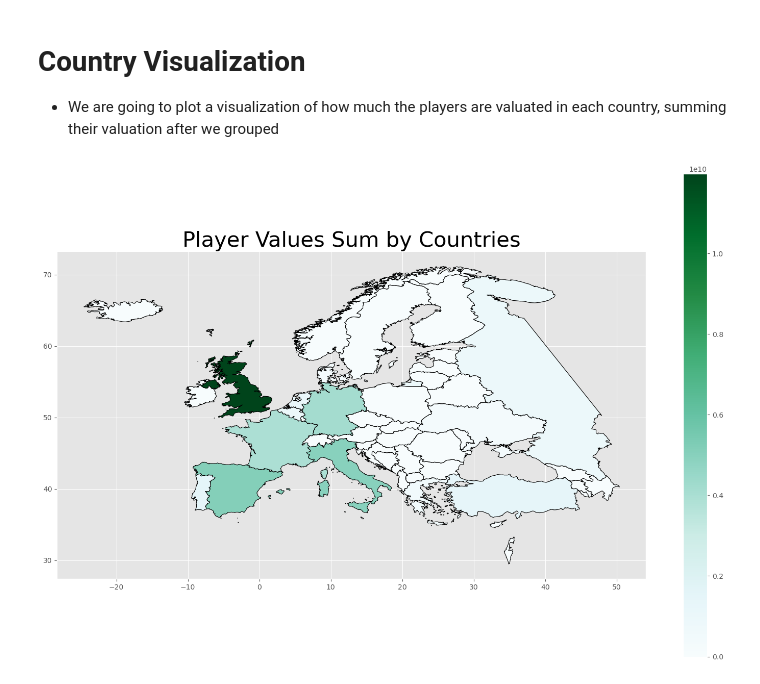
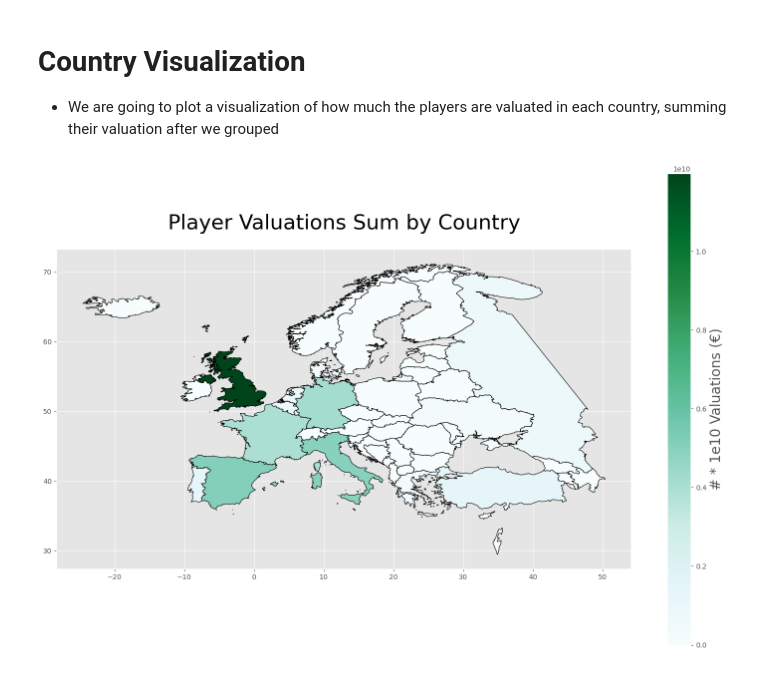
Before and after one commit to Marco-Skiavone/ium_dataset_processor, a Jupyter notebook: Assignment_Queries/clubs_analysis.ipynb, the cells around one changed output. Saved outputs shown, nothing was run; the diff lists cells and outputs as text; code cells hidden in the pictures.

Commit message:
fixing the function of player_val + adjusting a plot

```diff
--- a/Assignment_Queries/clubs_analysis.ipynb
+++ b/Assignment_Queries/clubs_analysis.ipynb
@@ -123,7 +123,8 @@ plt.show()
 # Country Visualization
 - We are going to plot a visualization of how much the players are valuated in each country, summing their valuation after we grouped
 # %%
-pl_val = clear_player_valuations(get_player_valuations(path), get_competitions(path))
+pl_val = clear_player_valuations(get_player_valuations(path),
+                                 get_competitions(path))[['country_name', 'market_value_eur']]
 pl_val = pl_val.groupby('country_name', as_index=False).agg(sum=pd.NamedAgg('market_value_eur', 'sum'))
 
 # Scotland and England must be merged into United Kingdom
@@ -137,9 +138,12 @@ geo_data = europe_gdf.merge(pl_val, left_on='NAME', right_on='country_name', how
 geo_data['sum'] = geo_data['sum'].fillna(0).astype('int64')
 # %%
 ax = geo_data.plot(figsize=(15,10), edgecolor='black', cmap='BuGn', linewidth=0.8, column='sum', legend=True)
-ax.set_title('Player Values Sum by Countries', fontsize='30')
+ax.set_title('Player Valuations Sum by Country', fontsize='30', y=1.05)
+# Get the colorbar axis (starting from the end!)
+colorbar_ax = ax.get_figure().axes[-1]
+colorbar_ax.set_ylabel('# * 1e10 Valuations (€)', fontsize='20')
 
 plt.tight_layout()
 plt.show()
 # %% [output]
-[figure, old version]
+[figure, new version]
```
Also changed, not shown: 1 other file.
